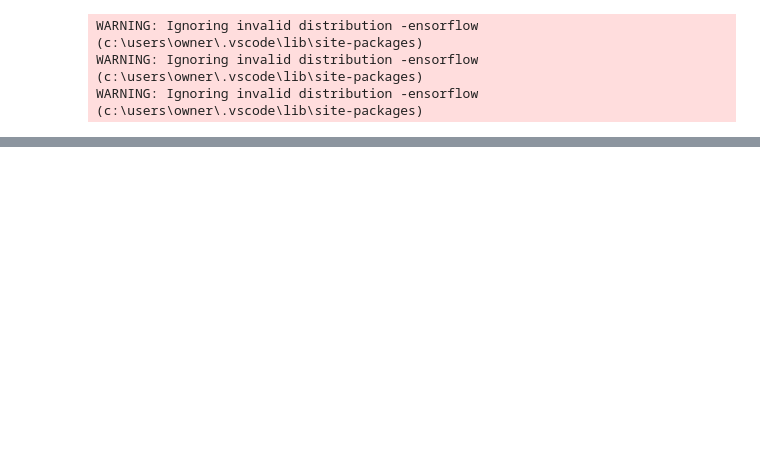
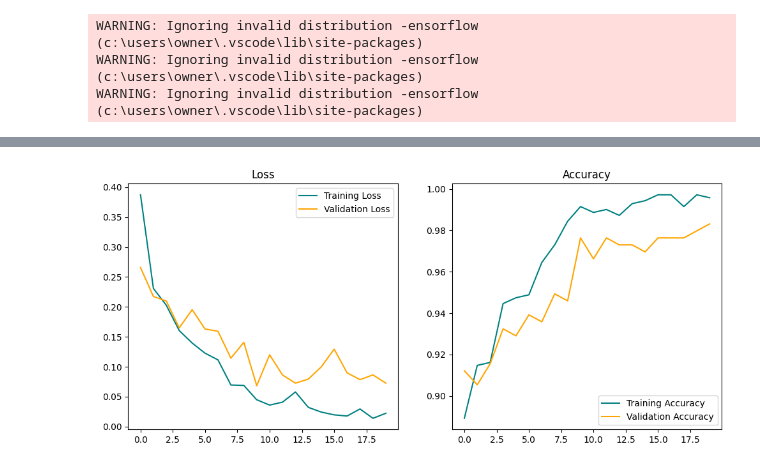
Before and after one commit to akshayavm123/image_classification, a Jupyter notebook: lightning_strike_classifier/lightning_strike.ipynb, the cells around one changed output, grey strips where cells are left out. Drawn from its saved outputs; the diff is of its cells as text; code cells hidden in the pictures; blank space fills up the shorter version.

```diff
--- a/lightning_strike_classifier/lightning_strike.ipynb
+++ b/lightning_strike_classifier/lightning_strike.ipynb
@@ -88,0 +131,13 @@ Total images: 0
+# %%
+#Conv2D-scans with 16 kernels of size 3x3, strides of 1, and ReLU activation function
+model.add(Conv2D(16, (3, 3), strides=1, activation='relu', input_shape=(256, 256, 3)))
+model.add(MaxPooling2D())
+model.add(Conv2D(32, (3, 3), strides=1, activation='relu'))
+model.add(MaxPooling2D())
+model.add(Conv2D(16, (3, 3), strides=1, activation='relu'))
+model.add(MaxPooling2D())
+model.add(Flatten())
+model.add(Dense(256, activation='relu'))
+model.add(Dense(1, activation='sigmoid'))  # Binary classification
+# %%
+model.compile('adam', loss=tf.losses.BinaryCrossentropy(), metrics=['accuracy'])
@@ -88,0 +164,4 @@ Total images: 0
+# %%
+model.compile(optimizer='adam',
+              loss=tf.losses.BinaryCrossentropy(),
+              metrics=['accuracy'])
@@ -88,0 +172,6 @@ Total images: 0
+# %%
+# 7. Train the model
+hist = model.fit(
+    train,
+    epochs=20,
+    validation_data=val)
@@ -88,0 +196,19 @@ Total images: 0
+# %%
+# 8. Plot training and validation loss and accuracy
+plt.figure(figsize=(12, 5))
+
+plt.subplot(1, 2, 1)
+plt.plot(hist.history['loss'], label='Training Loss', color='teal')
+plt.plot(hist.history['val_loss'], label='Validation Loss', color='orange')
+plt.title('Loss')
+plt.legend()
+
+plt.subplot(1, 2, 2)
+plt.plot(hist.history['accuracy'], label='Training Accuracy', color='teal')
+plt.plot(hist.history['val_accuracy'], label='Validation Accuracy', color='orange')
+plt.title('Accuracy')
+plt.legend()
+
+plt.show()
+# %% [output]
+[figure, added]
```
Also changed, not shown: parts of 31 cells of this notebook.
